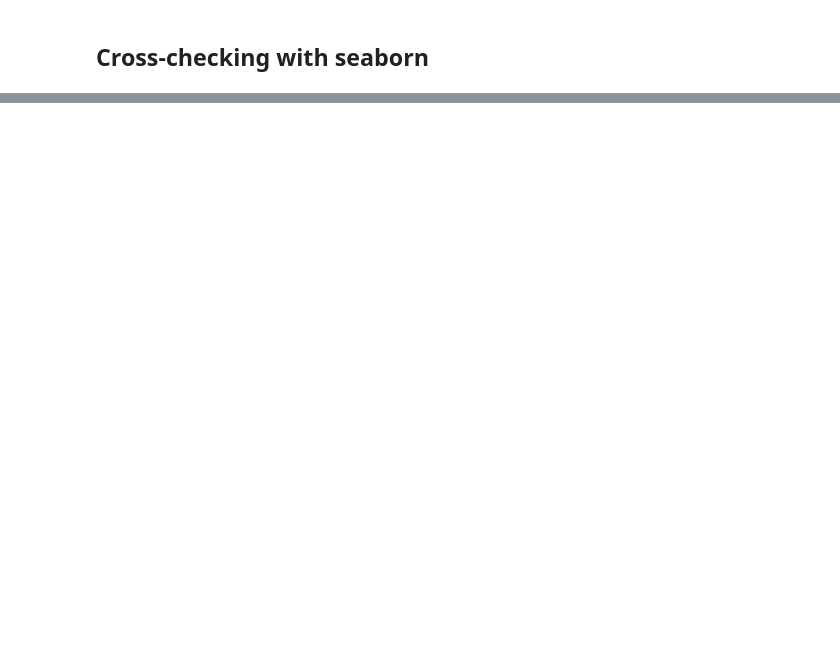
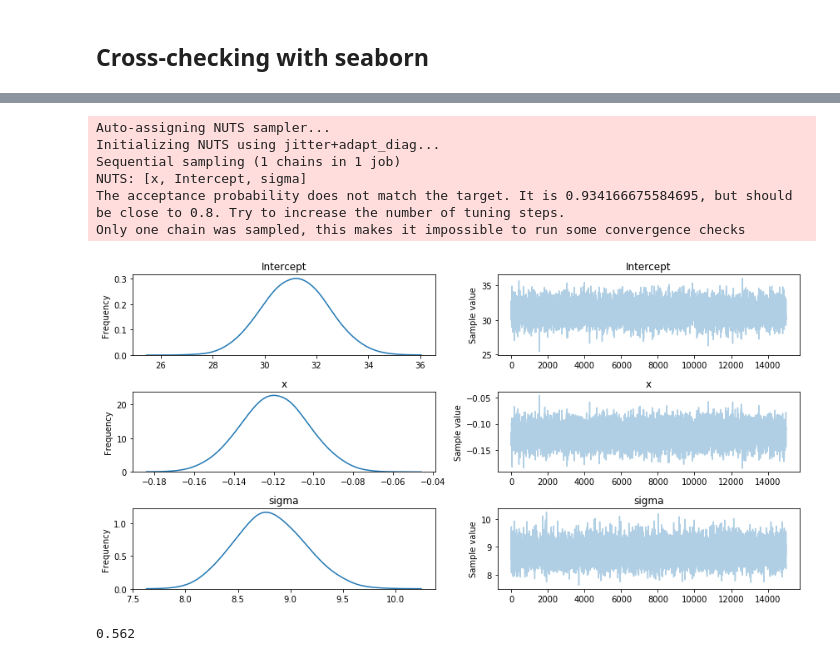
Before and after one commit to ELSPL/ml_practices_2018, a Jupyter notebook: Labs/Lab2/Romil/Linear_regression.ipynb, the cells around one changed output, grey strips where cells are left out. Cells and saved outputs as stored; diff of their text form; code cells hidden in the pictures; blank space fills up the shorter version.

```diff
--- a/Labs/Lab2/Romil/Linear_regression.ipynb
+++ b/Labs/Lab2/Romil/Linear_regression.ipynb
@@ -82,0 +94,27 @@ ValueError: Input passed into argument "'y1'"is not 1-dimensional.
+# %%
+with pm.Model() as model:
+    sigma = pm.HalfCauchy('sigma', beta=10, testval=1.)
+    intercept = pm.Normal('Intercept', 0, sd=20)
+    x_coeff = pm.Normal('x', 0, sd=20)
+
+    # Define likelihood
+    likelihood = pm.Normal('y', mu=intercept + x_coeff * X,
+                        sd=sigma, observed=y_train)
+
+    # Inference!
+    trace = pm.sample(15000,chains =1,cores=4)
+pm.traceplot(trace)
+plt.show()
+#print(np.mean([1 if obj<0 else 0 for obj in trace['x']]))
+# %% [output]
+Auto-assigning NUTS sampler...
+Initializing NUTS using jitter+adapt_diag...
+Sequential sampling (1 chains in 1 job)
+NUTS: [x, Intercept, sigma]
+The acceptance probability does not match the target. It is 0.934166675584695, but should be close to 0.8. Try to increase the number of tuning steps.
+Only one chain was sampled, this makes it impossible to run some convergence checks
+[figure, added]
+# %%
+print(np.mean([1 if obj<(31.2) else 0 for obj in trace[intercept]]))
+# %% [output]
+0.562
```
Also changed, not shown: parts of 7 cells of this notebook, 7 other files.
